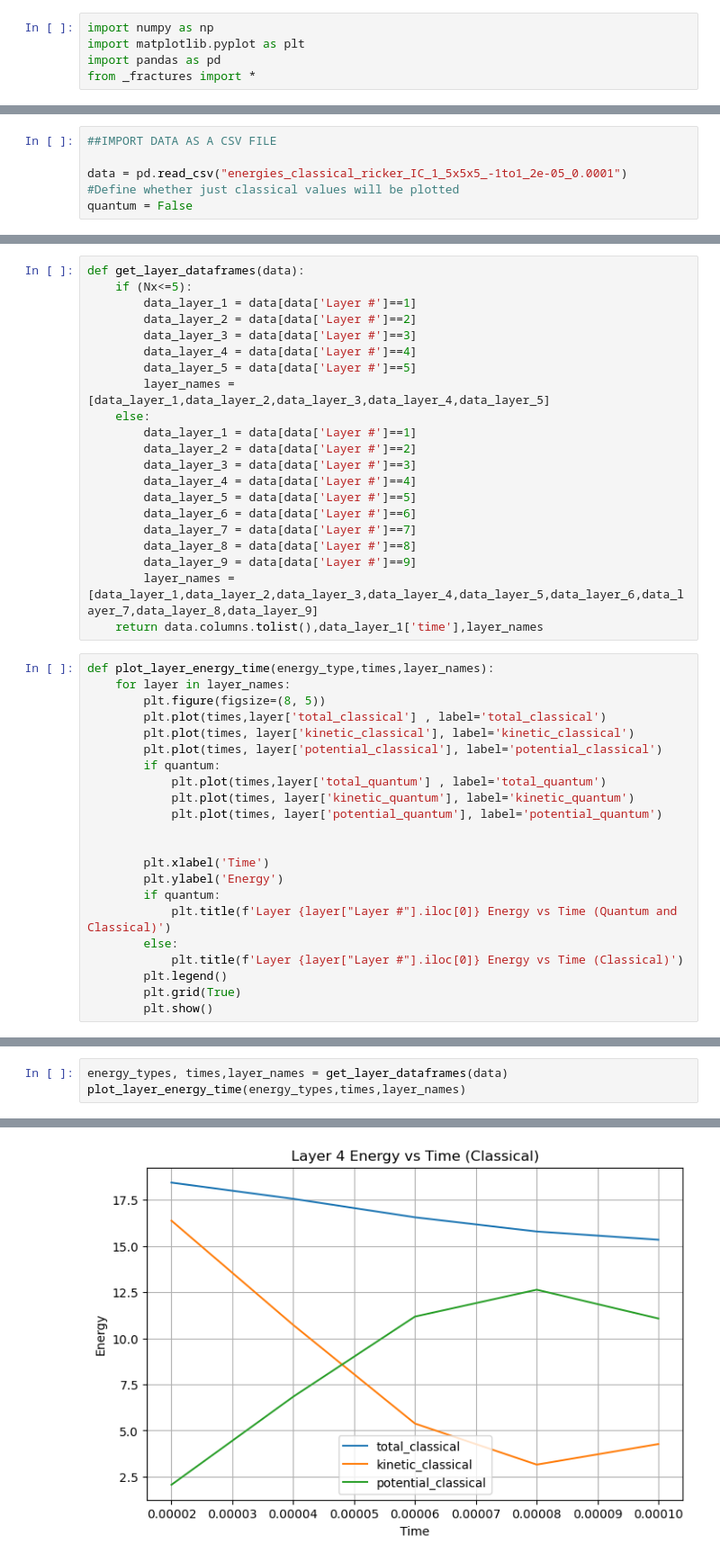
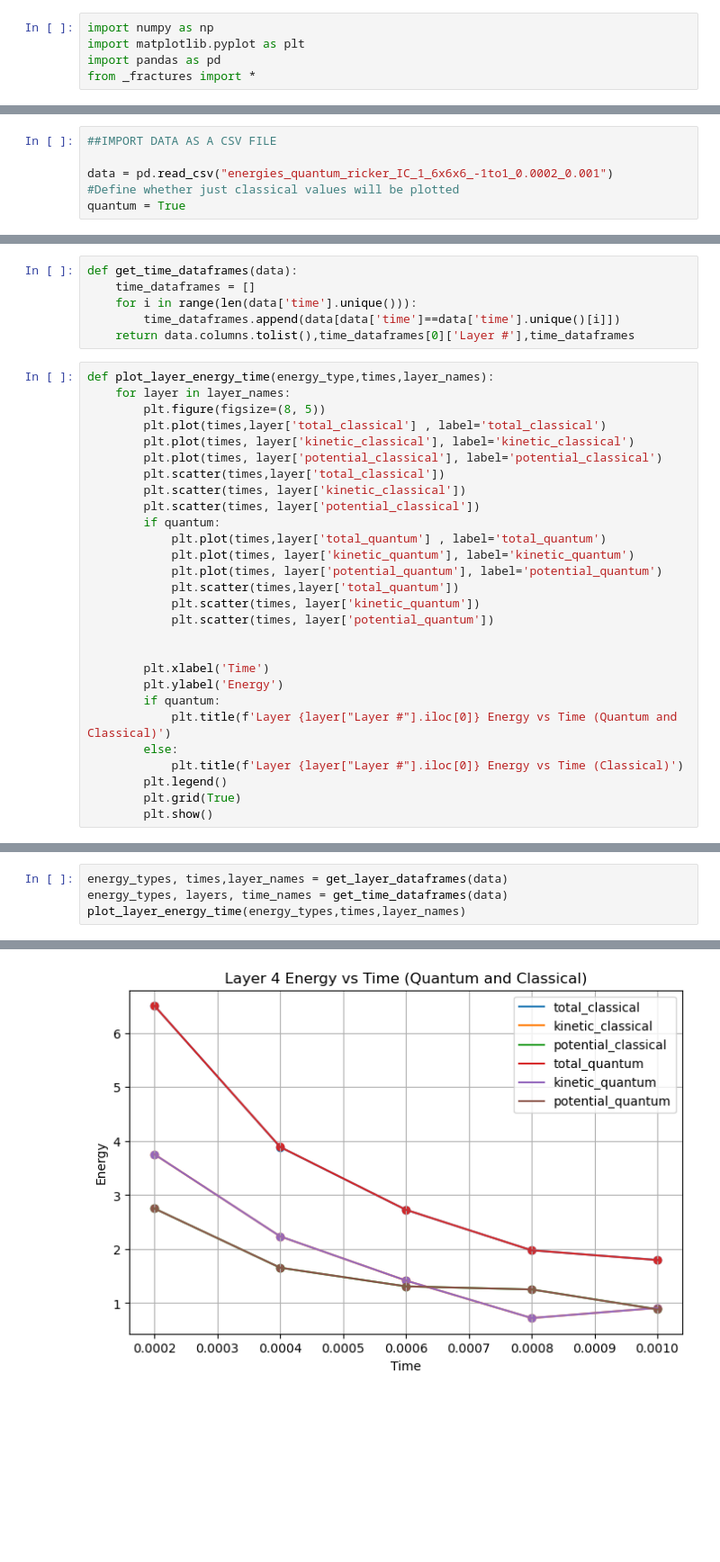
Before and after one commit to krokabobs/3D-Elastic-Wave-Equation-Hamiltonian-Simulation, a Jupyter notebook: hamiltonian_simulation_plots.ipynb, the cells around one changed output, grey strips where cells are left out. Shown at 90% size. Saved outputs shown, nothing was run; the diff lists cells and outputs as text; blank space fills up the shorter version.

Commit message:
Now able to plot energy vs time for different layers and energy vs layer for different times

```diff
--- a/hamiltonian_simulation_plots.ipynb
+++ b/hamiltonian_simulation_plots.ipynb
@@ -8,9 +11,9 @@ xmin,ymin,zmin,xmax,ymax,zmax,Nx,Ny,Nz,dx,dy,dz = get_grid_parameters()
 # %%
 ##IMPORT DATA AS A CSV FILE
 
-data = pd.read_csv("energies_classical_ricker_IC_1_5x5x5_-1to1_2e-05_0.0001")
+data = pd.read_csv("energies_quantum_ricker_IC_1_6x6x6_-1to1_0.0002_0.001")
 #Define whether just classical values will be plotted
-quantum = False
+quantum = True
 # %%
 #View data
 data
@@ -35,24 +59,9 @@ data
 # %%
-def get_layer_dataframes(data):
-    if (Nx<=5):
-        data_layer_1 = data[data['Layer #']==1]
-        data_layer_2 = data[data['Layer #']==2]
-        data_layer_3 = data[data['Layer #']==3]
-        data_layer_4 = data[data['Layer #']==4]
-        data_layer_5 = data[data['Layer #']==5]
-        layer_names = [data_layer_1,data_layer_2,data_layer_3,data_layer_4,data_layer_5]
-    else:
-        data_layer_1 = data[data['Layer #']==1]
-        data_layer_2 = data[data['Layer #']==2]
-        data_layer_3 = data[data['Layer #']==3]
-        data_layer_4 = data[data['Layer #']==4]
-        data_layer_5 = data[data['Layer #']==5]
-        data_layer_6 = data[data['Layer #']==6]
-        data_layer_7 = data[data['Layer #']==7]
-        data_layer_8 = data[data['Layer #']==8]
-        data_layer_9 = data[data['Layer #']==9]
-        layer_names = [data_layer_1,data_layer_2,data_layer_3,data_layer_4,data_layer_5,data_layer_6,data_layer_7,data_layer_8,data_layer_9]
-    return data.columns.tolist(),data_layer_1['time'],layer_names
+def get_time_dataframes(data):
+    time_dataframes = []
+    for i in range(len(data['time'].unique())):
+        time_dataframes.append(data[data['time']==data['time'].unique()[i]])
+    return data.columns.tolist(),time_dataframes[0]['Layer #'],time_dataframes
 # %%
 def plot_layer_energy_time(energy_type,times,layer_names):
     for layer in layer_names:
@@ -60,10 +69,16 @@ def plot_layer_energy_time(energy_type,times,layer_names):
         plt.plot(times,layer['total_classical'] , label='total_classical')
         plt.plot(times, layer['kinetic_classical'], label='kinetic_classical')
         plt.plot(times, layer['potential_classical'], label='potential_classical')
+        plt.scatter(times,layer['total_classical'])
+        plt.scatter(times, layer['kinetic_classical'])
+        plt.scatter(times, layer['potential_classical'])
         if quantum:
             plt.plot(times,layer['total_quantum'] , label='total_quantum')
             plt.plot(times, layer['kinetic_quantum'], label='kinetic_quantum')
             plt.plot(times, layer['potential_quantum'], label='potential_quantum')
+            plt.scatter(times,layer['total_quantum'])
+            plt.scatter(times, layer['kinetic_quantum'])
+            plt.scatter(times, layer['potential_quantum'])
 
 
         plt.xlabel('Time')
@@ -78,4 +121,5 @@ def plot_layer_energy_time(energy_type,times,layer_names):
 # %%
 energy_types, times,layer_names = get_layer_dataframes(data)
+energy_types, layers, time_names = get_time_dataframes(data)
 plot_layer_energy_time(energy_types,times,layer_names)
 # %% [output]
@@ -85 +129 @@ plot_layer_energy_time(energy_types,times,layer_names)
-[figure, old version]
+[figure, new version]
```
Also changed, not shown: parts of 6 cells of this notebook.
